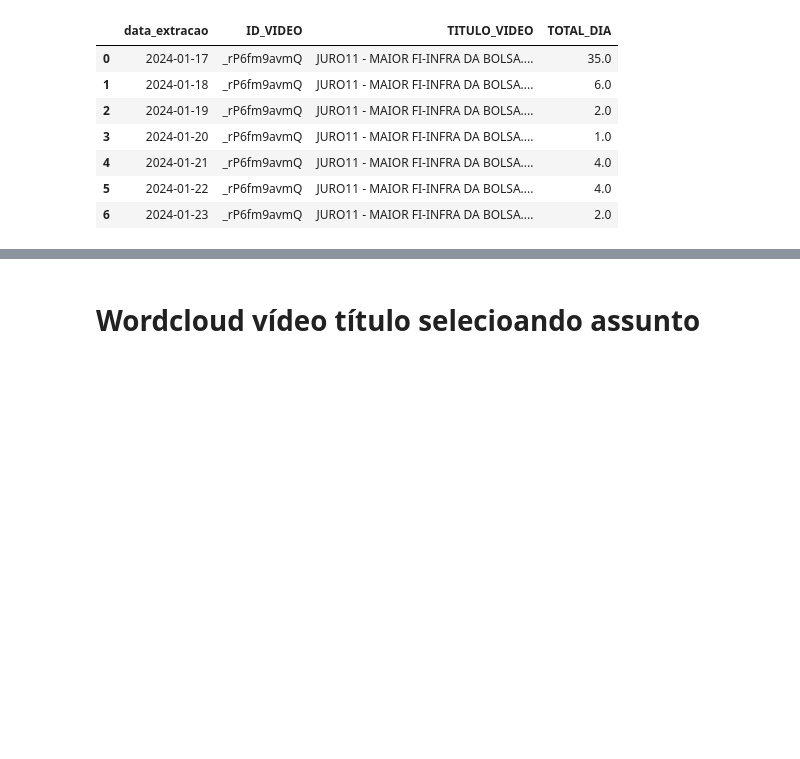
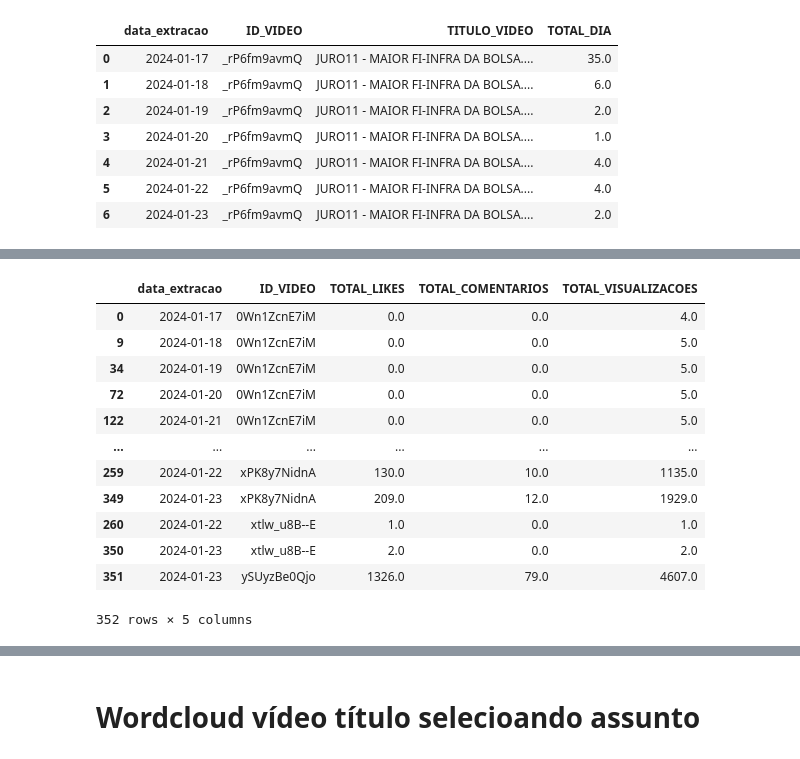
Before and after one commit to rodrigorocha1/analise_dados_youtube, a Jupyter notebook: notebooks_v2/visualizacoes.ipynb, the cells around one changed output, grey strips where cells are left out. Cells and saved outputs as stored; diff of their text form; code cells hidden in the pictures; blank space fills up the shorter version.

```diff
--- a/notebooks_v2/visualizacoes.ipynb
+++ b/notebooks_v2/visualizacoes.ipynb
@@ -900,0 +926,22 @@ base_video
+# %%
+base_video = base_video.groupby(['data_extracao', 'ID_VIDEO']) \
+    .agg(
+        TOTAL_LIKES=('TOTAL_LIKES', 'max'),
+        TOTAL_COMENTARIOS=('TOTAL_COMENTARIOS', 'max'),
+        TOTAL_VISUALIZACOES=('TOTAL_VISUALIZACOES', 'max')
+    ).reset_index().sort_values(by=[ 'ID_VIDEO', 'data_extracao'])
+base_video
+# %% [output]
+|  | data_extracao | ID_VIDEO | TOTAL_LIKES | TOTAL_COMENTARIOS | TOTAL_VISUALIZACOES |
+| 0 | 2024-01-17 | 0Wn1ZcnE7iM | 0.0 | 0.0 | 4.0 |
+| 9 | 2024-01-18 | 0Wn1ZcnE7iM | 0.0 | 0.0 | 5.0 |
+| 34 | 2024-01-19 | 0Wn1ZcnE7iM | 0.0 | 0.0 | 5.0 |
+| 72 | 2024-01-20 | 0Wn1ZcnE7iM | 0.0 | 0.0 | 5.0 |
+| 122 | 2024-01-21 | 0Wn1ZcnE7iM | 0.0 | 0.0 | 5.0 |
+| ... | ... | ... | ... | ... | ... |
+| 259 | 2024-01-22 | xPK8y7NidnA | 130.0 | 10.0 | 1135.0 |
+| 349 | 2024-01-23 | xPK8y7NidnA | 209.0 | 12.0 | 1929.0 |
+| 260 | 2024-01-22 | xtlw_u8B--E | 1.0 | 0.0 | 1.0 |
+| 350 | 2024-01-23 | xtlw_u8B--E | 2.0 | 0.0 | 2.0 |
+| 351 | 2024-01-23 | ySUyzBe0Qjo | 1326.0 | 79.0 | 4607.0 |
+352 rows × 5 columns
```
Also changed, not shown: parts of 9 cells of this notebook.
